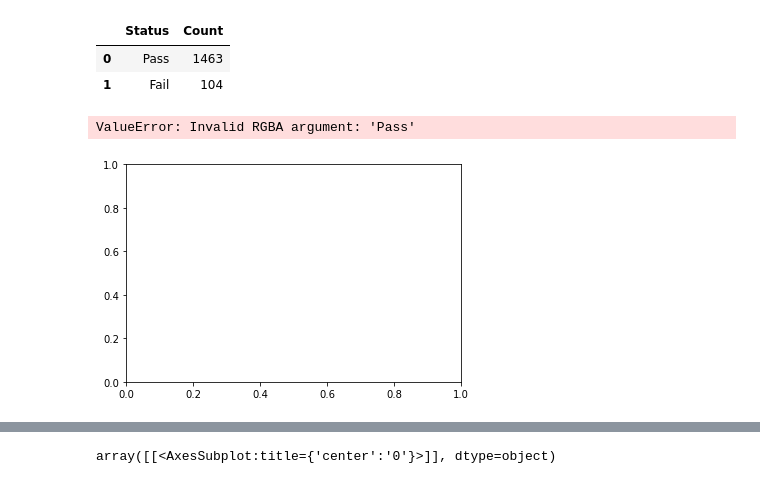
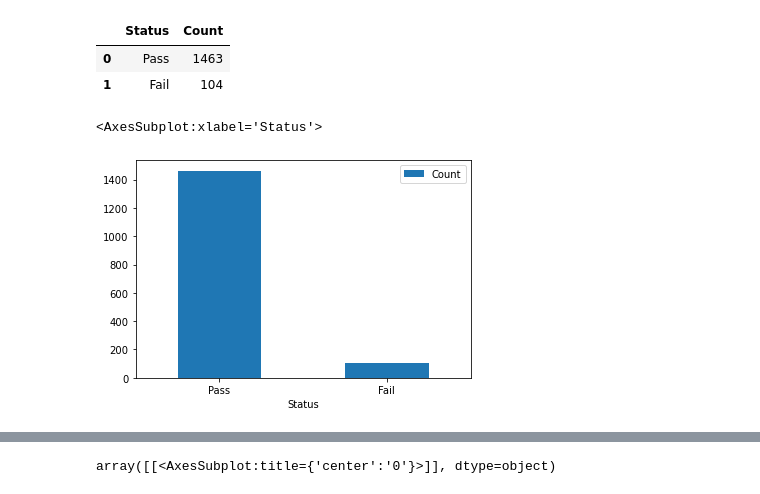
Before and after one commit to Himanshu-Dharma/secom_mpmd, a Jupyter notebook: Secom -Prasad.ipynb, the cells around one changed output, grey strips where cells are left out. Drawn from its saved outputs; the diff is of its cells as text; code cells hidden in the pictures.

```diff
--- a/Secom -Prasad (1).ipynb
+++ b/Secom -Prasad.ipynb
@@ -182,7 +160,7 @@ freq
 | 0 | Pass | 1463 |
 | 1 | Fail | 104 |
 # %%
-freq.plot.bar(x='Status', y='Count', rot = 0, color= {"Pass": "green", "Fail": "red"})
+freq.plot.bar(x='Status', y='Count', rot = 0)
 # %% [output]
-ValueError: Invalid RGBA argument: 'Pass'
+<AxesSubplot:xlabel='Status'>
-[figure, old version]
+[figure, new version]
```
Also changed, not shown: parts of 25 cells of this notebook.
